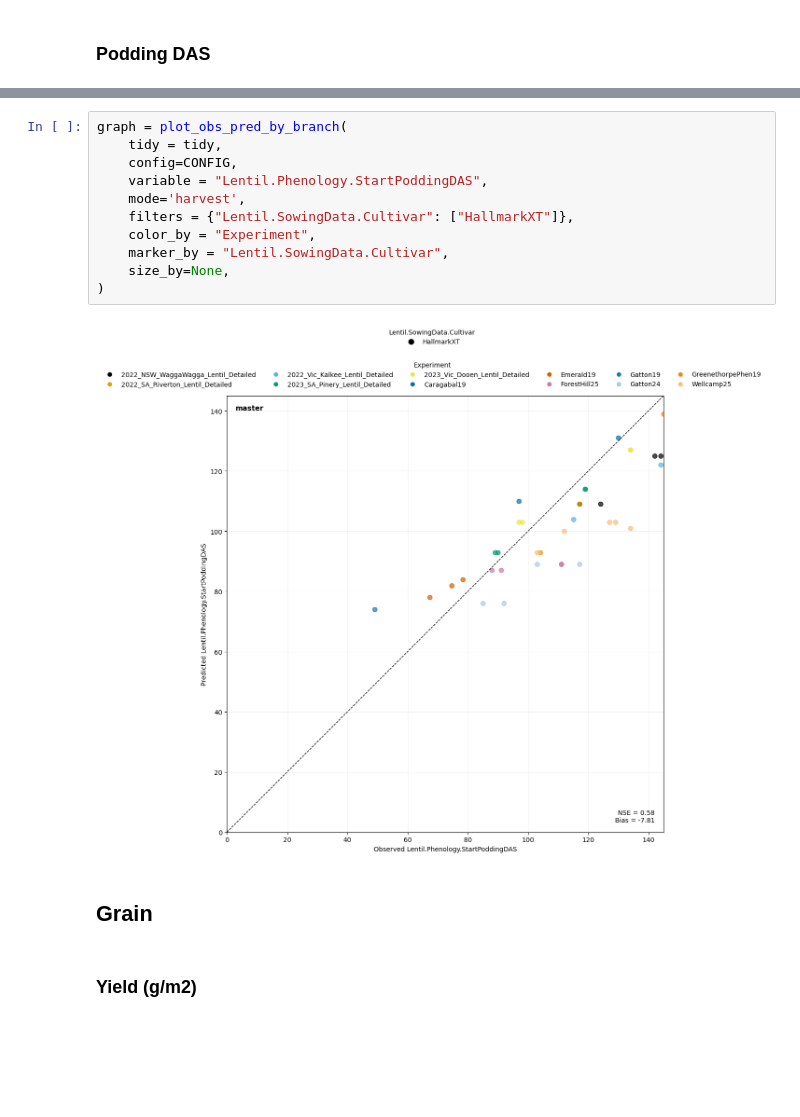
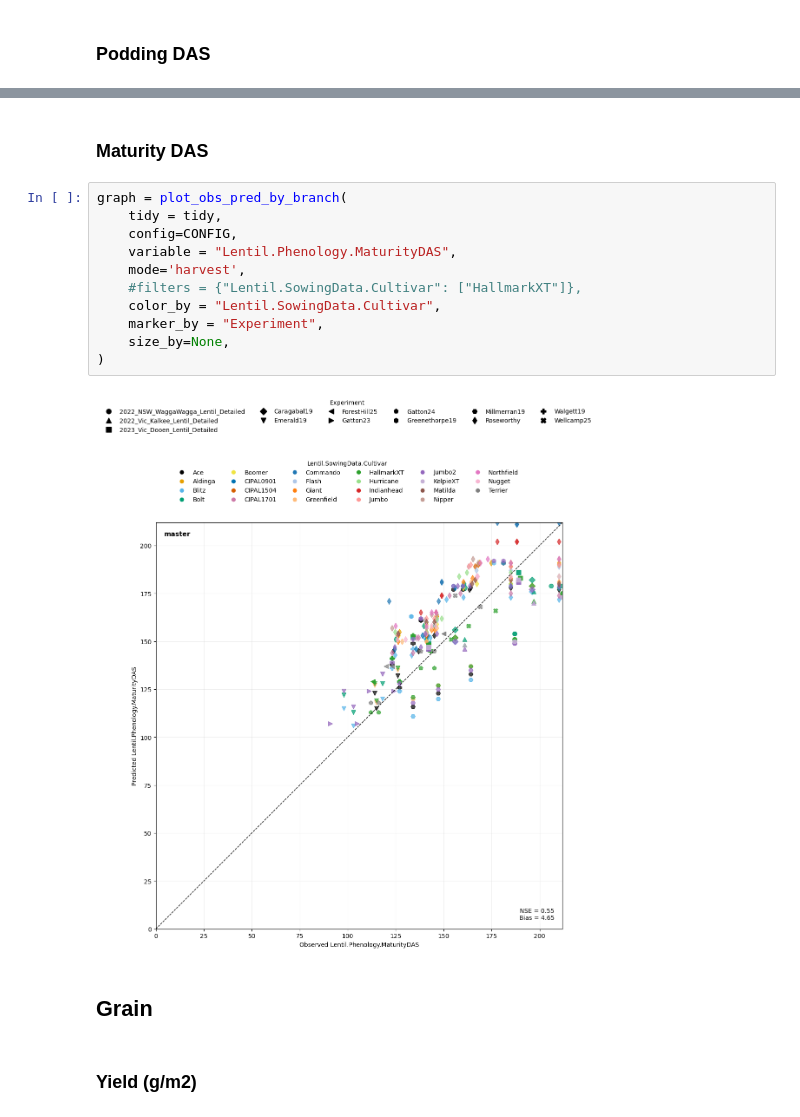
Before and after one commit to HamishBrownPFR/APSIMTools, a Jupyter notebook: Lentil analysis/LentilOutputAgregate.ipynb, the cells around one changed output, grey strips where cells are left out. Saved outputs shown, nothing was run; the diff lists cells and outputs as text; blank space fills up the shorter version.

```diff
--- a/Lentil analysis/LentilOutputAgregate.ipynb
+++ b/Lentil analysis/LentilOutputAgregate.ipynb
@@ -264,18 +264,20 @@ graph = plot_obs_pred_by_branch(
-# %%
-graph = plot_obs_pred_by_branch(
-    tidy = tidy,
-    config=CONFIG,
-    variable = "Lentil.Phenology.StartPoddingDAS",
-    mode='harvest',
-    filters = {"Lentil.SowingData.Cultivar": ["HallmarkXT"]},
-    color_by = "Experiment",
-    marker_by = "Lentil.SowingData.Cultivar",
-    size_by=None,
-)
-# %% [output]
-[figure, removed]
-# %% [markdown]
-## Grain
+# %% [markdown]
+### Maturity DAS
+# %%
+graph = plot_obs_pred_by_branch(
+    tidy = tidy,
+    config=CONFIG,
+    variable = "Lentil.Phenology.MaturityDAS",
+    mode='harvest',
+    #filters = {"Lentil.SowingData.Cultivar": ["HallmarkXT"]},
+    color_by = "Lentil.SowingData.Cultivar",
+    marker_by = "Experiment",
+    size_by=None,
+)
+# %% [output]
+[figure, added]
+# %% [markdown]
+## Grain
 # %% [markdown]
 ### Yield (g/m2)
 # %%
```
Also changed, not shown: parts of 14 cells of this notebook, 3 other files.
